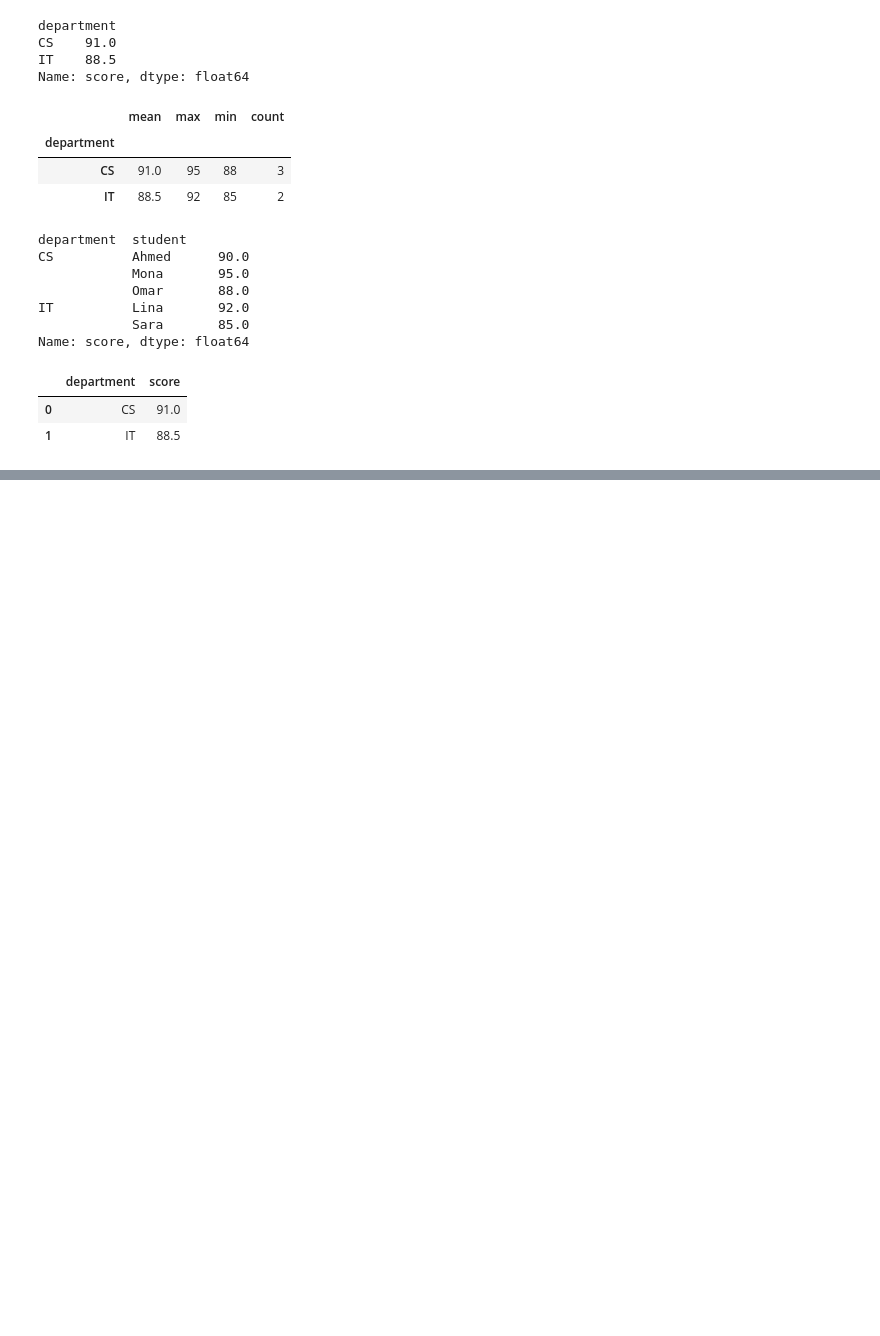
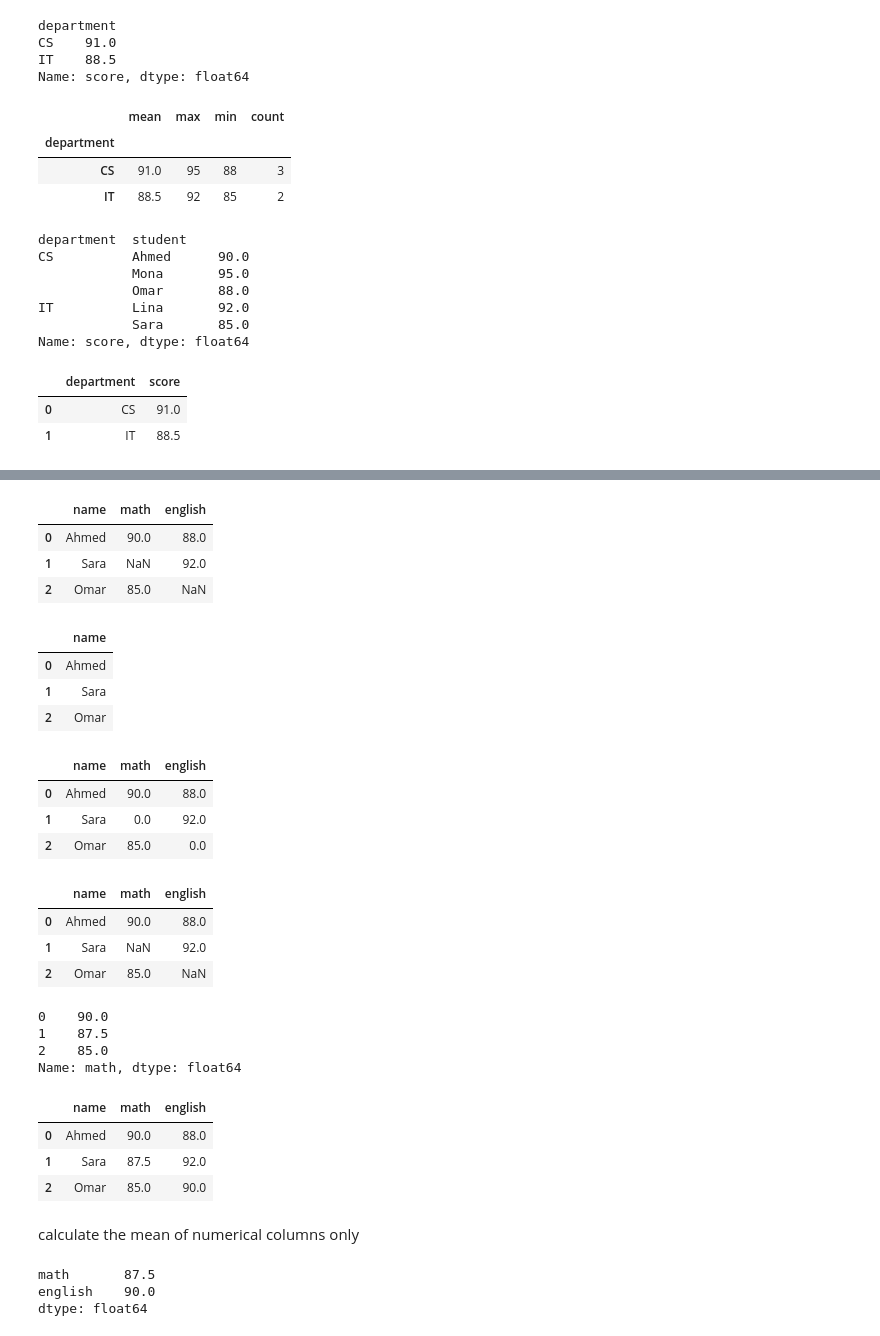
Before and after one commit to hady872/AI_Learning_Journey, a Jupyter notebook: pandas_course/pandas_ai.ipynb, the cells around one changed output, grey strips where cells are left out. Cells and saved outputs as stored; diff of their text form; code cells hidden in the pictures; blank space fills up the shorter version.

```diff
--- a/pandas_course/pandas_ai.ipynb
+++ b/pandas_course/pandas_ai.ipynb
@@ -215,0 +254,51 @@ result
+# %%
+df
+# %% [output]
+|  | name | math | english |
+| 0 | Ahmed | 90.0 | 88.0 |
+| 1 | Sara | NaN | 92.0 |
+| 2 | Omar | 85.0 | NaN |
+# %%
+df.dropna(axis=1)
+# %% [output]
+|  | name |
+| 0 | Ahmed |
+| 1 | Sara |
+| 2 | Omar |
+# %%
+df.fillna(0)
+# %% [output]
+|  | name | math | english |
+| 0 | Ahmed | 90.0 | 88.0 |
+| 1 | Sara | 0.0 | 92.0 |
+| 2 | Omar | 85.0 | 0.0 |
+# %%
+df
+# %% [output]
+|  | name | math | english |
+| 0 | Ahmed | 90.0 | 88.0 |
+| 1 | Sara | NaN | 92.0 |
+| 2 | Omar | 85.0 | NaN |
+# %%
+df["math"].fillna(df["math"].mean())
+# %% [output]
+0    90.0
+1    87.5
+2    85.0
+Name: math, dtype: float64
+# %%
+df.fillna(df.mean(numeric_only=True))
+# %% [output]
+|  | name | math | english |
+| 0 | Ahmed | 90.0 | 88.0 |
+| 1 | Sara | 87.5 | 92.0 |
+| 2 | Omar | 85.0 | 90.0 |
+# %% [markdown]
+calculate the mean of numerical columns only
+# %%
+clean_df = df.fillna(df.mean(numeric_only=True))
+clean_df.mean(numeric_only=True)
+# %% [output]
+math       87.5
+english    90.0
+dtype: float64
```
Also changed, not shown: parts of 6 cells of this notebook, 1 other file.
